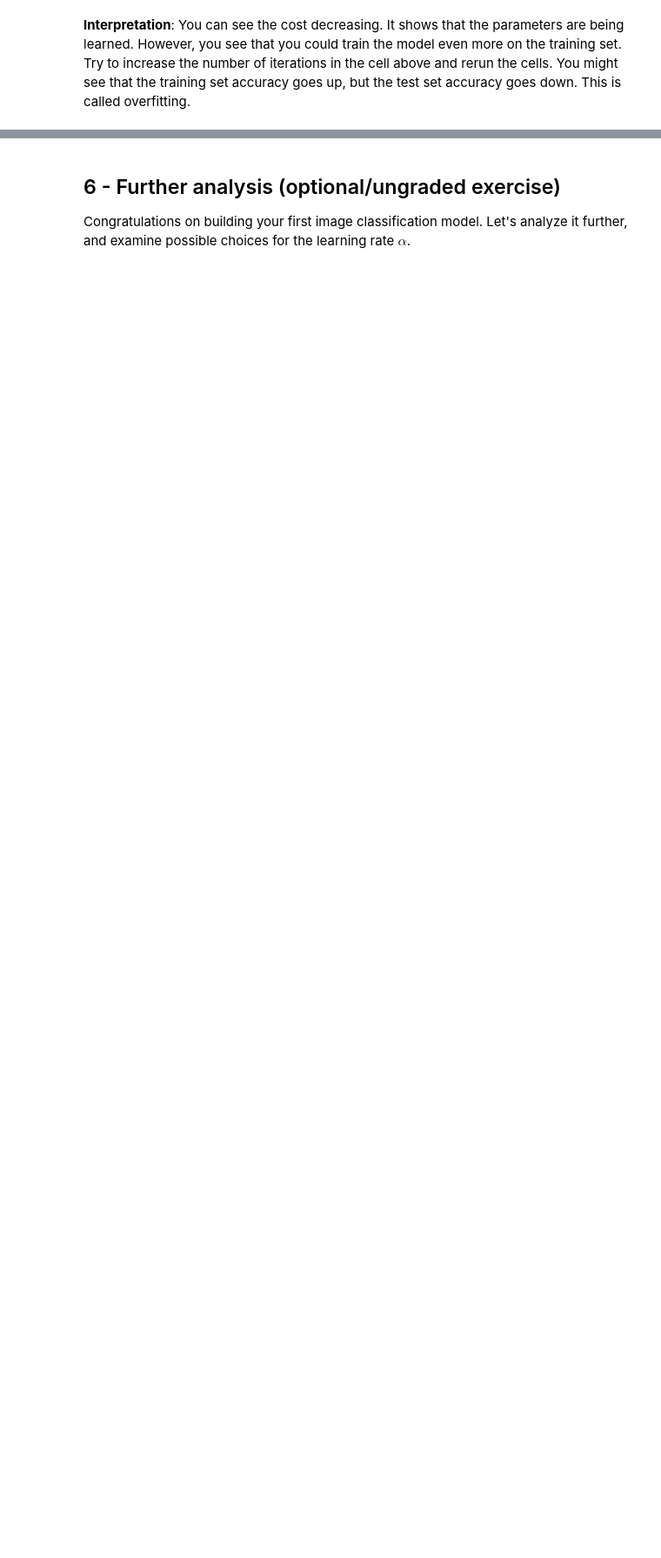
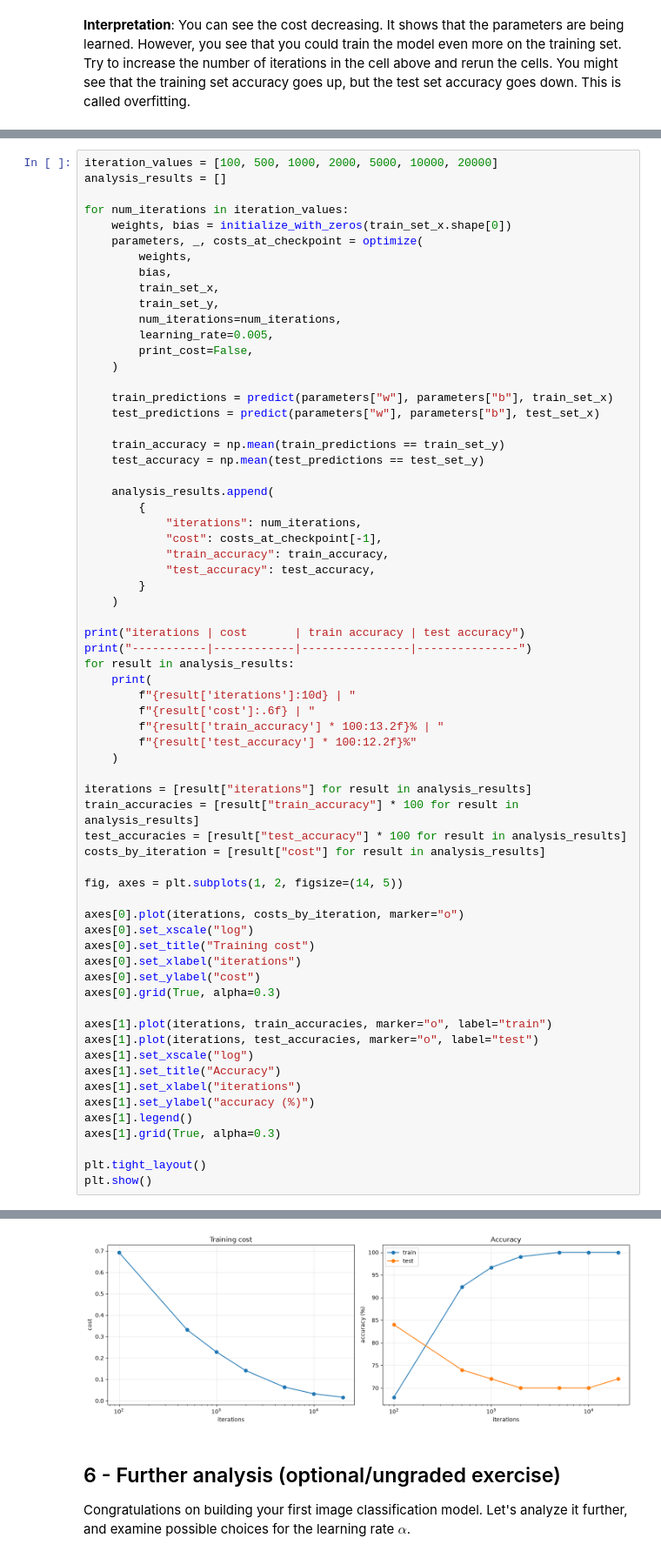
Before and after one commit to theduardomaciel/cc-dl, a Jupyter notebook: tasks/task-03-logistic-regression/task3.ipynb, the cells around one changed output, grey strips where cells are left out. Shown at 87% size. Cells and saved outputs as stored; diff of their text form; blank space fills up the shorter version.

```diff
--- a/tasks/task-03-logistic-regression/task3.ipynb
+++ b/tasks/task-03-logistic-regression/task3.ipynb
@@ -776,0 +827,67 @@ You can see the cost decreasing. It shows that the parameters are being learned.
+# %%
+iteration_values = [100, 500, 1000, 2000, 5000, 10000, 20000]
+analysis_results = []
+
+for num_iterations in iteration_values:
+    weights, bias = initialize_with_zeros(train_set_x.shape[0])
+    parameters, _, costs_at_checkpoint = optimize(
+        weights,
+        bias,
+        train_set_x,
+        train_set_y,
+        num_iterations=num_iterations,
+        learning_rate=0.005,
+        print_cost=False,
+    )
+
+    train_predictions = predict(parameters["w"], parameters["b"], train_set_x)
+    test_predictions = predict(parameters["w"], parameters["b"], test_set_x)
+
+    train_accuracy = np.mean(train_predictions == train_set_y)
+    test_accuracy = np.mean(test_predictions == test_set_y)
+
+    analysis_results.append(
+        {
+            "iterations": num_iterations,
+            "cost": costs_at_checkpoint[-1],
+            "train_accuracy": train_accuracy,
+            "test_accuracy": test_accuracy,
+        }
+    )
+
+print("iterations | cost       | train accuracy | test accuracy")
+print("-----------|------------|----------------|---------------")
+for result in analysis_results:
+    print(
+        f"{result['iterations']:10d} | "
+        f"{result['cost']:.6f} | "
+        f"{result['train_accuracy'] * 100:13.2f}% | "
+        f"{result['test_accuracy'] * 100:12.2f}%"
+    )
+
+iterations = [result["iterations"] for result in analysis_results]
+train_accuracies = [result["train_accuracy"] * 100 for result in analysis_results]
+test_accuracies = [result["test_accuracy"] * 100 for result in analysis_results]
+costs_by_iteration = [result["cost"] for result in analysis_results]
+
+fig, axes = plt.subplots(1, 2, figsize=(14, 5))
+
+axes[0].plot(iterations, costs_by_iteration, marker="o")
+axes[0].set_xscale("log")
+axes[0].set_title("Training cost")
+axes[0].set_xlabel("iterations")
+axes[0].set_ylabel("cost")
+axes[0].grid(True, alpha=0.3)
+
+axes[1].plot(iterations, train_accuracies, marker="o", label="train")
+axes[1].plot(iterations, test_accuracies, marker="o", label="test")
+axes[1].set_xscale("log")
+axes[1].set_title("Accuracy")
+axes[1].set_xlabel("iterations")
+axes[1].set_ylabel("accuracy (%)")
+axes[1].legend()
+axes[1].grid(True, alpha=0.3)
+
+plt.tight_layout()
+plt.show()
+# %% [output]
@@ -777,3 +903,4 @@ You can see the cost decreasing. It shows that the parameters are being learned.
+[figure, added]
 # %% [markdown]
 ## 6 - Further analysis (optional/ungraded exercise) ##
 
```
Also changed, not shown: parts of 7 cells of this notebook.
